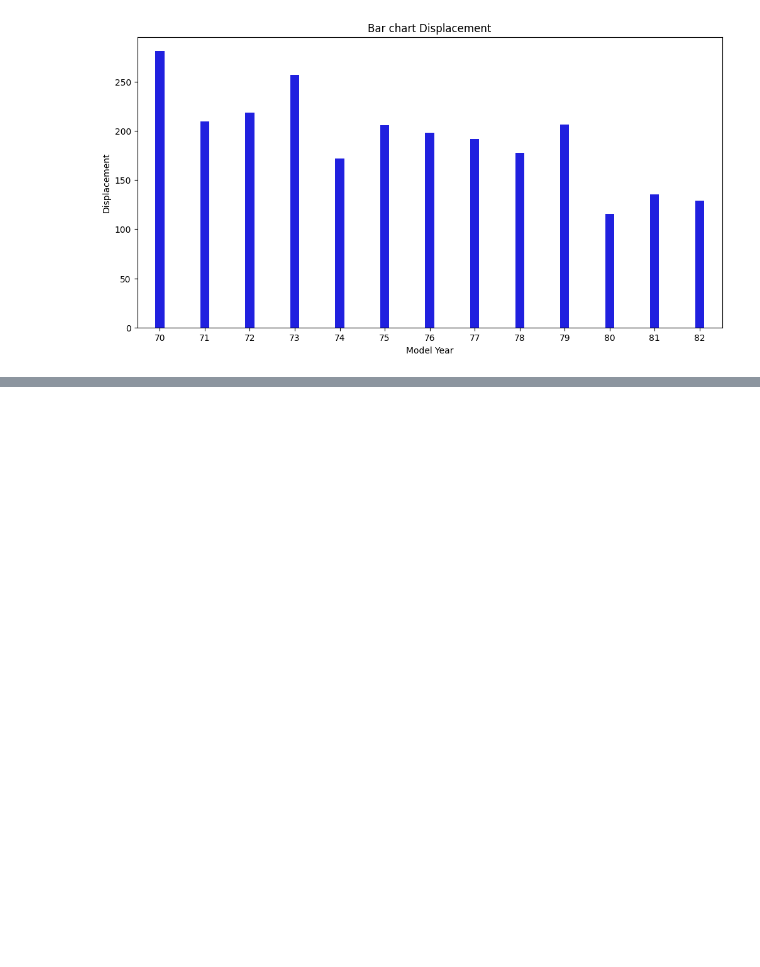
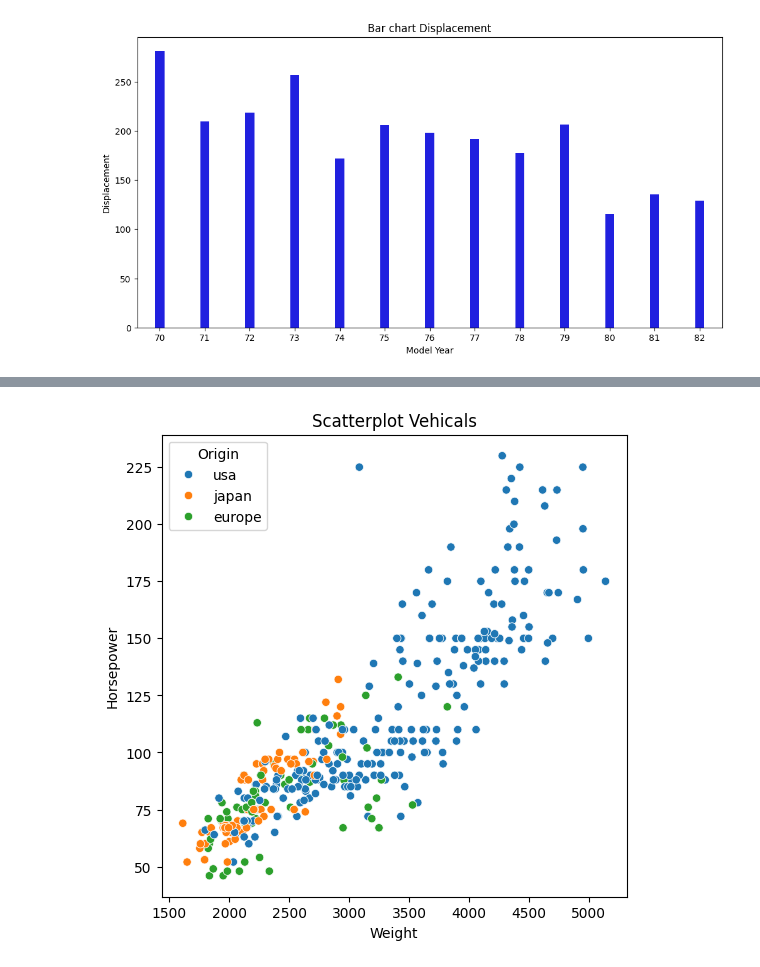
Before and after one commit to krish401/Data-Visualization, a Jupyter notebook: Lectures/Seaborn.ipynb, the cells around one changed output, grey strips where cells are left out. Cells and saved outputs as stored; diff of their text form; code cells hidden in the pictures; blank space fills up the shorter version.

```diff
--- a/Lectures/Seaborn.ipynb
+++ b/Lectures/Seaborn.ipynb
@@ -67,0 +102,16 @@ Text(0.5, 1.0, 'Bar chart Displacement')
+# %%
+'''
+sp.get_legend_handles_labels()
+'''
+
+plt.figure(figsize=(6,6))
+sp = sns.scatterplot(data, x= "weight", y="horsepower", hue = 'origin')
+handles, labels = sp.get_legend_handles_labels()
+plt.legend(handles, labels, title="Origin")
+
+plt.xlabel("Weight")
+plt.ylabel("Horsepower")
+plt.title("Scatterplot Vehicals")
+plt.show()
+# %% [output]
+[figure, added]
```
Also changed, not shown: parts of 2 cells of this notebook.
